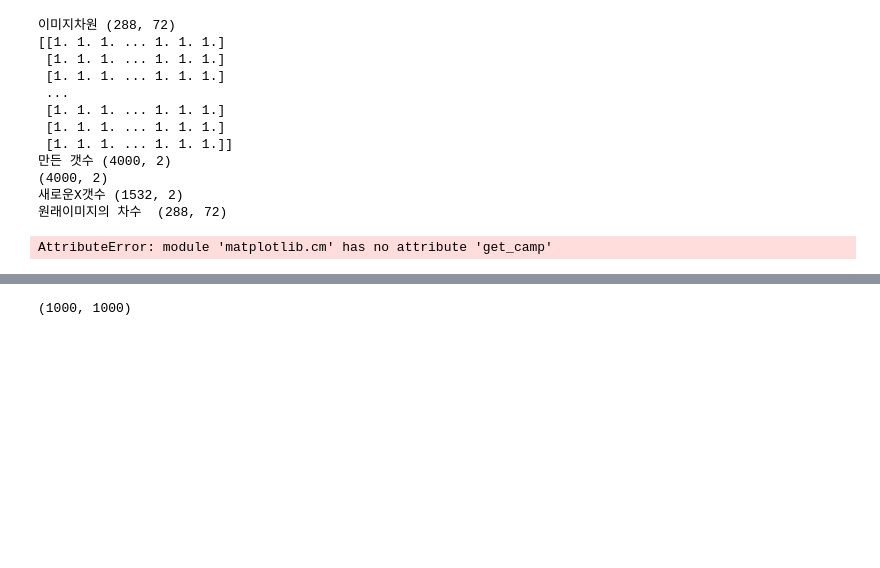
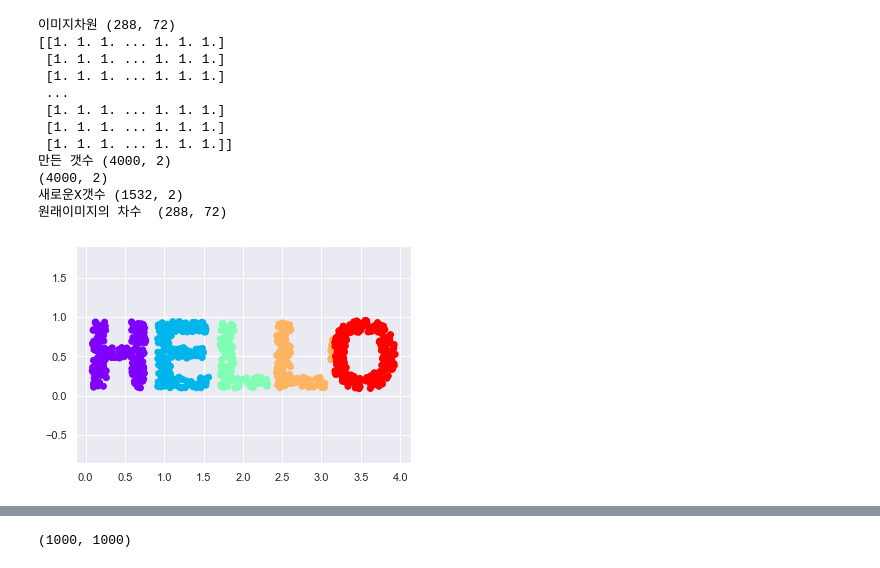
Before and after one commit to CityHopper/BM_YounghoonKANG_Python, a Jupyter notebook: 200115_python_knn.ipynb, the cells around one changed output, grey strips where cells are left out. Cells and saved outputs as stored; diff of their text form; code cells hidden in the pictures; blank space fills up the shorter version.

```diff
--- a/200115_python_knn.ipynb
+++ b/200115_python_knn.ipynb
@@ -33,24 +33,24 @@ def make_hello(N=1000, rseed=42):
     return X[np.argsort(X[:, 0])]
 # %%
 X = make_hello(1000)
-colorize = dict(c=X[:, 0], cmap=plt.cm.get_camp('rainbow', 5))
+colorize = dict(c=X[:, 0], cmap=plt.cm.get_cmap('rainbow', 5))
 
 plt.scatter(X[:, 0], X[:, 1], **colorize)
 plt.axis('equal');
 # %% [output]
 이미지차원 (288, 72)
 [[1. 1. 1. ... 1. 1. 1.]
  [1. 1. 1. ... 1. 1. 1.]
  [1. 1. 1. ... 1. 1. 1.]
  ...
  [1. 1. 1. ... 1. 1. 1.]
  [1. 1. 1. ... 1. 1. 1.]
  [1. 1. 1. ... 1. 1. 1.]]
 만든 갯수 (4000, 2)
 (4000, 2)
 새로운X갯수 (1532, 2)
 원래이미지의 차수  (288, 72)
-AttributeError: module 'matplotlib.cm' has no attribute 'get_camp'
+[figure, added]
 # %%
 print(X.shape)
 def rotate(X, angle):
```
Also changed, not shown: parts of 8 cells of this notebook.
